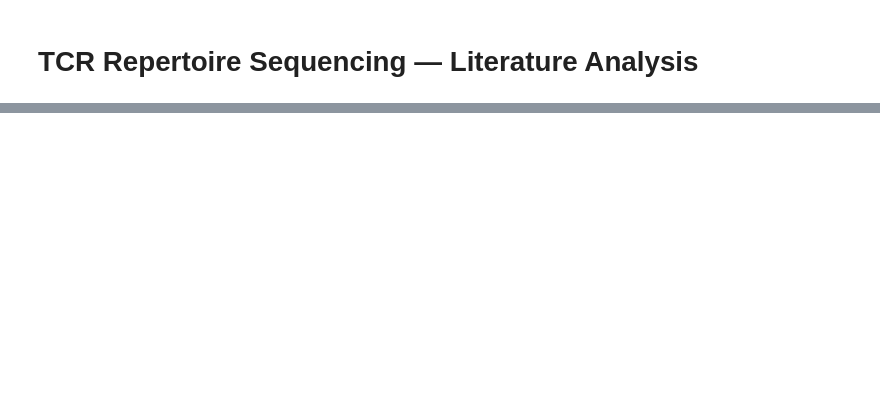
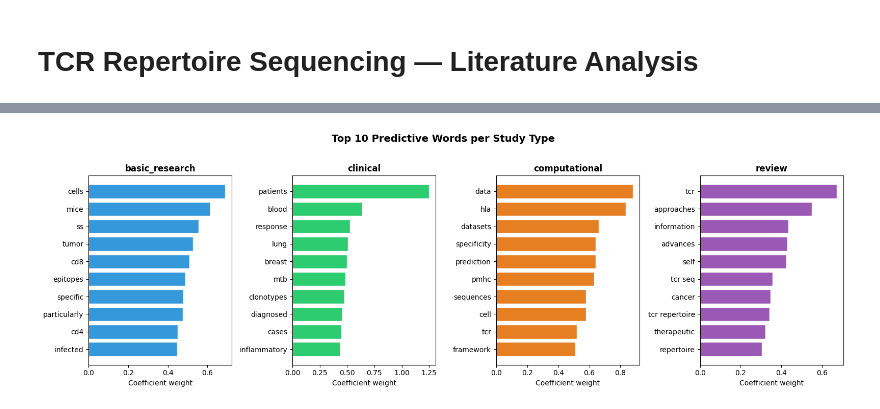
Before and after one commit to hannahas/pubmed-health-insights, a Jupyter notebook: notebooks/analysis.ipynb, the cells around one changed output, grey strips where cells are left out. Saved outputs shown, nothing was run; the diff lists cells and outputs as text; code cells hidden in the pictures; blank space fills up the shorter version.

```diff
--- a/notebooks/analysis.ipynb
+++ b/notebooks/analysis.ipynb
@@ -192,0 +251,25 @@ Plot saved.
+# %%
+# Top predictive words per class
+feature_names = vectorizer.get_feature_names_out()
+
+fig, axes = plt.subplots(1, 4, figsize=(16, 5))
+colors = {'basic_research': '#3498db', 'clinical': '#2ecc71',
+          'computational': '#e67e22', 'review': '#9b59b6'}
+
+for ax, (i, class_label) in zip(axes, enumerate(model.classes_)):
+    top_indices = model.coef_[i].argsort()[-10:][::-1]
+    top_words = [feature_names[j] for j in top_indices]
+    top_scores = [model.coef_[i][j] for j in top_indices]
+
+    ax.barh(top_words[::-1], top_scores[::-1],
+            color=colors.get(class_label, 'steelblue'), edgecolor='white')
+    ax.set_title(f'{class_label}', fontsize=12, fontweight='bold')
+    ax.set_xlabel('Coefficient weight')
+
+plt.suptitle('Top 10 Predictive Words per Study Type',
+             fontsize=14, fontweight='bold', y=1.02)
+plt.tight_layout()
+plt.savefig('../data/top_words_by_class.png', dpi=150, bbox_inches='tight')
+plt.show()
+# %% [output]
+[figure, added]
```
Also changed, not shown: parts of 16 cells of this notebook, 2 other files.
